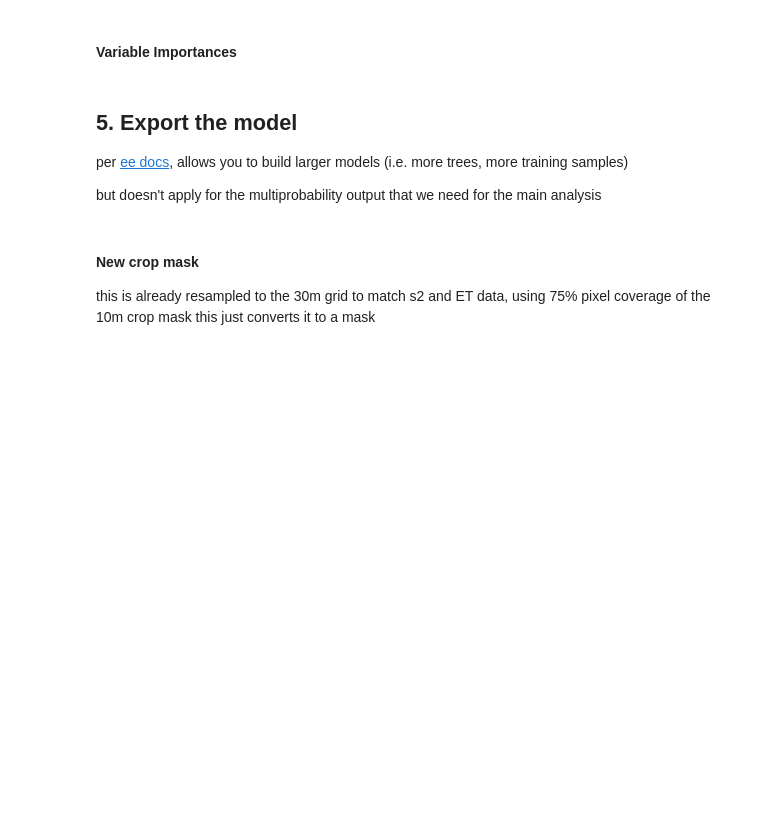
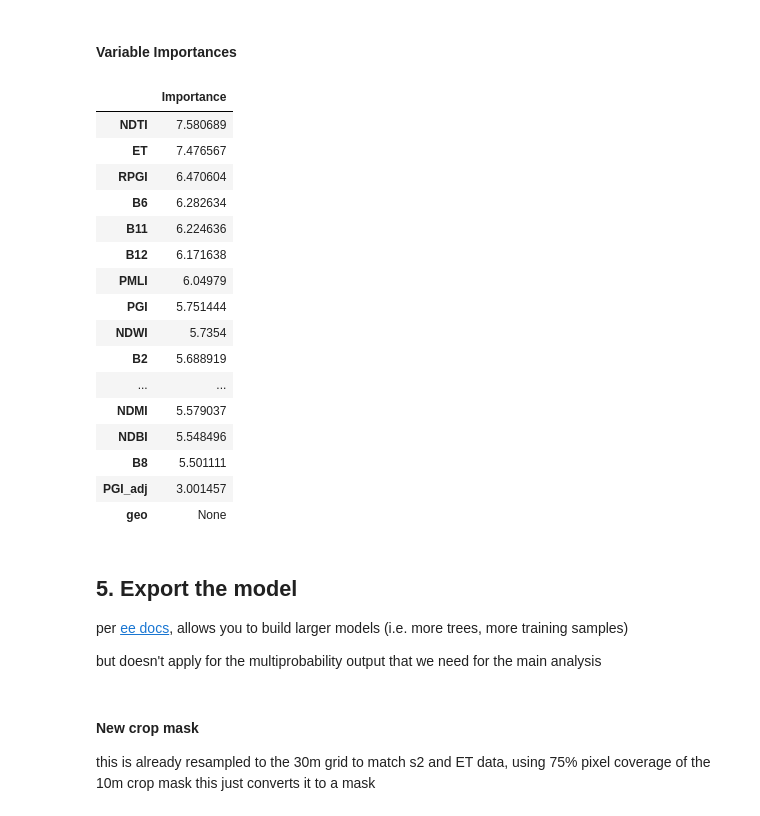
Before and after one commit to tnc-ca-geo/rs-ag-plastics, a Jupyter notebook: Full_Classification_Workflow_ATworking.ipynb, the cells around one changed output. Saved outputs shown, nothing was run; the diff lists cells and outputs as text; code cells hidden in the pictures; blank space fills up the shorter version.

```diff
--- a/Full_Classification_Workflow_ATworking.ipynb
+++ b/Full_Classification_Workflow_ATworking.ipynb
@@ -1621,23 +1614,41 @@ print(f'other: {producersacc[2]*100:.2f}%')
 # %%
 importance = ee.Dictionary(trained_RF.explain().get('importance'))
 
 totalImportance = importance.values().reduce(ee.Reducer.sum())
 
 # helper fn to map over importance values
 def percentConvert(key, val):
     return ee.Number(val).divide(totalImportance).multiply(100)
 relImportance = importance.map(percentConvert)
 
 importanceFC = ee.FeatureCollection([ee.Feature(None, relImportance)])
 # convert to pandas df
-varImportance = geemap.ee_to_df(importanceFC)
+varImportance = geemap.ee_to_df(importanceFC, remove_geom=False)
 
 varImportance = varImportance.transpose().rename(columns={0: 'Importance'})
 varImportance = varImportance.sort_values(by='Importance', ascending=False)
 varImportance
 
 # varImportance.plot(kind='bar')
 # plt.show()
+# %% [output]
+|  | Importance |
+| NDTI | 7.580689 |
+| ET | 7.476567 |
+| RPGI | 6.470604 |
+| B6 | 6.282634 |
+| B11 | 6.224636 |
+| B12 | 6.171638 |
+| PMLI | 6.04979 |
+| PGI | 5.751444 |
+| NDWI | 5.7354 |
+| B2 | 5.688919 |
+| ... | ... |
+| NDMI | 5.579037 |
+| NDBI | 5.548496 |
+| B8 | 5.501111 |
+| PGI_adj | 3.001457 |
+| geo | None |
 # %% [markdown]
 ## 5. Export the model
 
```
Also changed, not shown: parts of 21 cells of this notebook.
